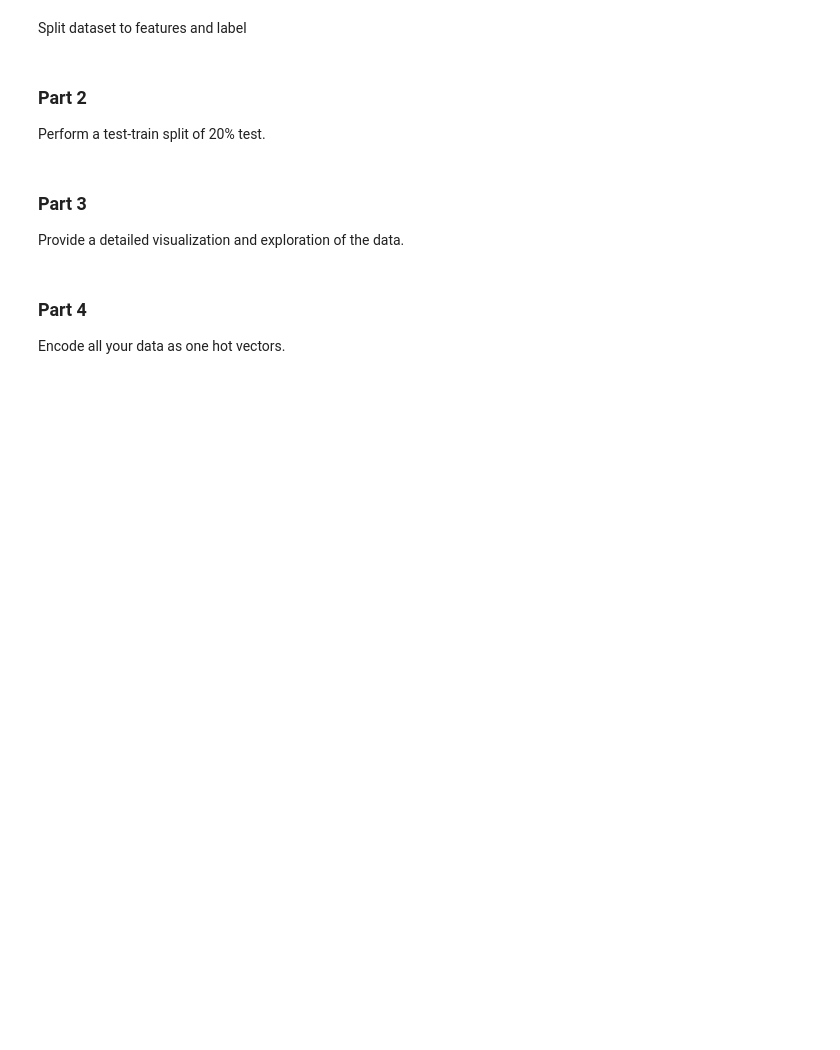
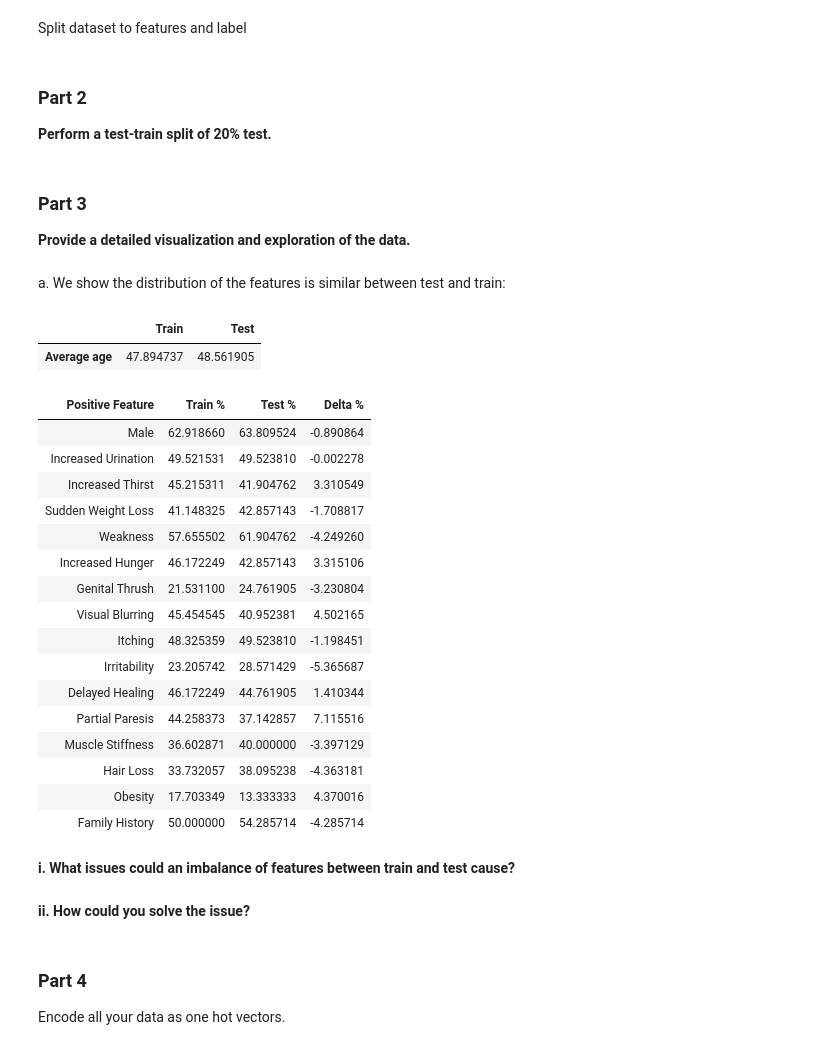
Before and after one commit to mlh-master/hw2_mlh-amit-yoel, a Jupyter notebook: HW2.ipynb, the cells around one changed output. Drawn from its saved outputs; the diff is of its cells as text; code cells hidden in the pictures; blank space fills up the shorter version.

```diff
--- a/HW2.ipynb
+++ b/HW2.ipynb
@@ -84,10 +86,50 @@ features = c_dataset[['Age', 'Male', 'Increased Urination', 'Increased Thirst',
 label = c_dataset[['Diagnosis']]
 # %% [markdown]
 ### Part 2
-Perform a test-train split of 20% test.
+**Perform a test-train split of 20% test.**
+# %%
+x_train, x_test, y_train, y_test = train_test_split(features, label, test_size=0.2, random_state=10)
 # %% [markdown]
 ### Part 3
-Provide a detailed visualization and exploration of the data.
+**Provide a detailed visualization and exploration of the data.**
+# %% [markdown]
+a. We show the distribution of the features is similar between test and train:
+# %%
+distribution_feat = x_train.drop(columns='Age').keys()
+distribution_train = x_train.drop(columns='Age').mean()*100
+distribution_test = x_test.drop(columns='Age').mean()*100
+distribution = {'Positive Feature':distribution_feat, 'Train %':distribution_train, 'Test %':distribution_test, 'Delta %':distribution_train-distribution_test}
+distribution_table = pd.DataFrame(distribution)
+
+avg_age = {'Train': x_train['Age'].mean(), 'Test': x_test['Age'].mean()}
+distribution_age = pd.DataFrame(avg_age, index=['Average age'])
+
+display(distribution_age)
+display(distribution_table.style.hide_index())
+# %% [output]
+|  | Train | Test |
+| Average age | 47.894737 | 48.561905 |
+| Positive Feature | Train % | Test % | Delta % |
+| Male | 62.918660 | 63.809524 | -0.890864 |
+| Increased Urination | 49.521531 | 49.523810 | -0.002278 |
+| Increased Thirst | 45.215311 | 41.904762 | 3.310549 |
+| Sudden Weight Loss | 41.148325 | 42.857143 | -1.708817 |
+| Weakness | 57.655502 | 61.904762 | -4.249260 |
+| Increased Hunger | 46.172249 | 42.857143 | 3.315106 |
+| Genital Thrush | 21.531100 | 24.761905 | -3.230804 |
+| Visual Blurring | 45.454545 | 40.952381 | 4.502165 |
+| Itching | 48.325359 | 49.523810 | -1.198451 |
+| Irritability | 23.205742 | 28.571429 | -5.365687 |
+| Delayed Healing | 46.172249 | 44.761905 | 1.410344 |
+| Partial Paresis | 44.258373 | 37.142857 | 7.115516 |
+| Muscle Stiffness | 36.602871 | 40.000000 | -3.397129 |
+| Hair Loss | 33.732057 | 38.095238 | -4.363181 |
+| Obesity | 17.703349 | 13.333333 | 4.370016 |
+| Family History | 50.000000 | 54.285714 | -4.285714 |
+# %% [markdown]
+   **i. What issues could an imbalance of features between train and test cause?**
+# %% [markdown]
+**ii. How could you solve the issue?**
 # %% [markdown]
 ### Part 4
 Encode all your data as one hot vectors.
```
Also changed, not shown: parts of 1 cell of this notebook.
